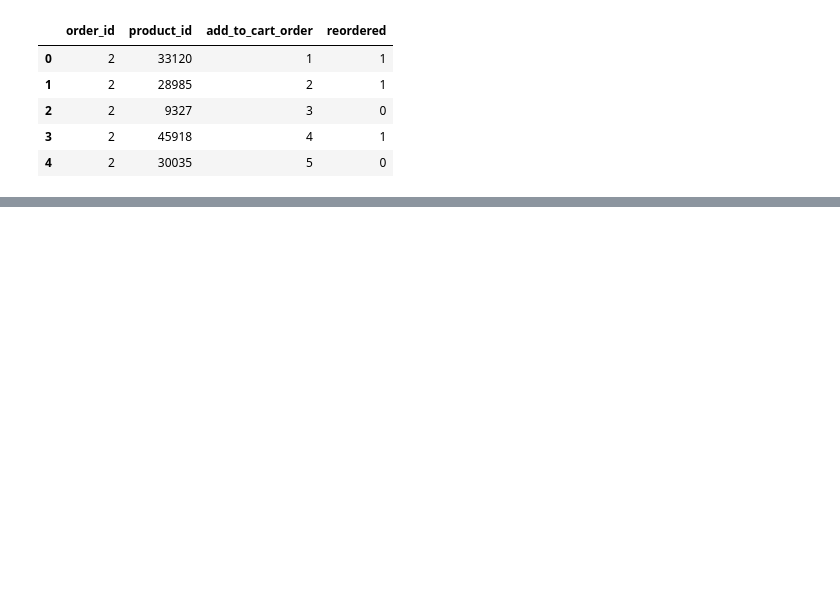
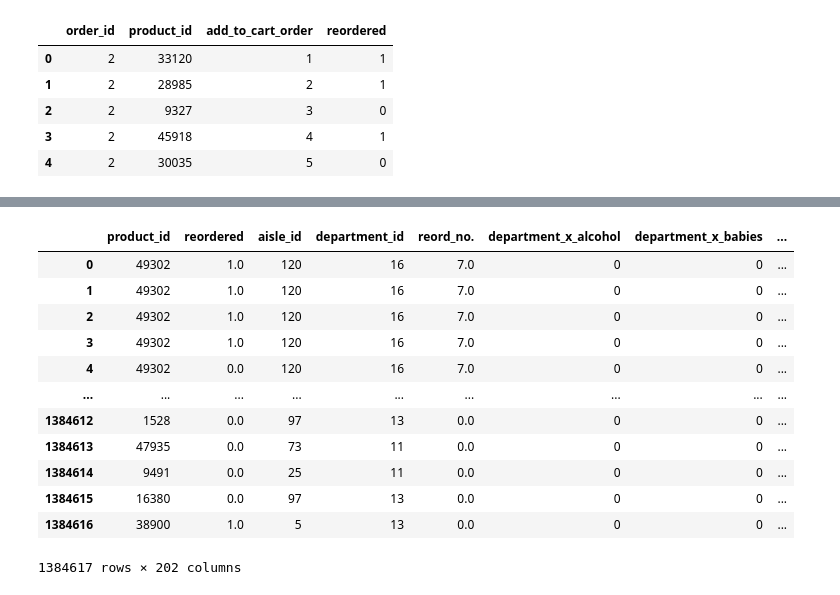
Before and after one commit to Solrys/Instacart-Analysis-by-Pandavas, a Jupyter notebook: Machine_learning_ProductReordering.ipynb, the cells around one changed output, grey strips where cells are left out. Saved outputs shown, nothing was run; the diff lists cells and outputs as text; code cells hidden in the pictures; blank space fills up the shorter version.

```diff
--- a/Machine_learning_ProductReordering.ipynb
+++ b/Machine_learning_ProductReordering.ipynb
@@ -37,0 +197,17 @@ dtype: int64
+# %%
+final_df = pd.get_dummies(orders_df)
+final_df
+# %% [output]
+|  | product_id | reordered | aisle_id | department_id | reord_no. | department_x_alcohol | department_x_babies | ... |
+| 0 | 49302 | 1.0 | 120 | 16 | 7.0 | 0 | 0 | ... |
+| 1 | 49302 | 1.0 | 120 | 16 | 7.0 | 0 | 0 | ... |
+| 2 | 49302 | 1.0 | 120 | 16 | 7.0 | 0 | 0 | ... |
+| 3 | 49302 | 1.0 | 120 | 16 | 7.0 | 0 | 0 | ... |
+| 4 | 49302 | 0.0 | 120 | 16 | 7.0 | 0 | 0 | ... |
+| ... | ... | ... | ... | ... | ... | ... | ... | ... |
+| 1384612 | 1528 | 0.0 | 97 | 13 | 0.0 | 0 | 0 | ... |
+| 1384613 | 47935 | 0.0 | 73 | 11 | 0.0 | 0 | 0 | ... |
+| 1384614 | 9491 | 0.0 | 25 | 11 | 0.0 | 0 | 0 | ... |
+| 1384615 | 16380 | 0.0 | 97 | 13 | 0.0 | 0 | 0 | ... |
+| 1384616 | 38900 | 1.0 | 5 | 13 | 0.0 | 0 | 0 | ... |
+1384617 rows × 202 columns
```
Also changed, not shown: parts of 21 cells of this notebook, 3 other files.
